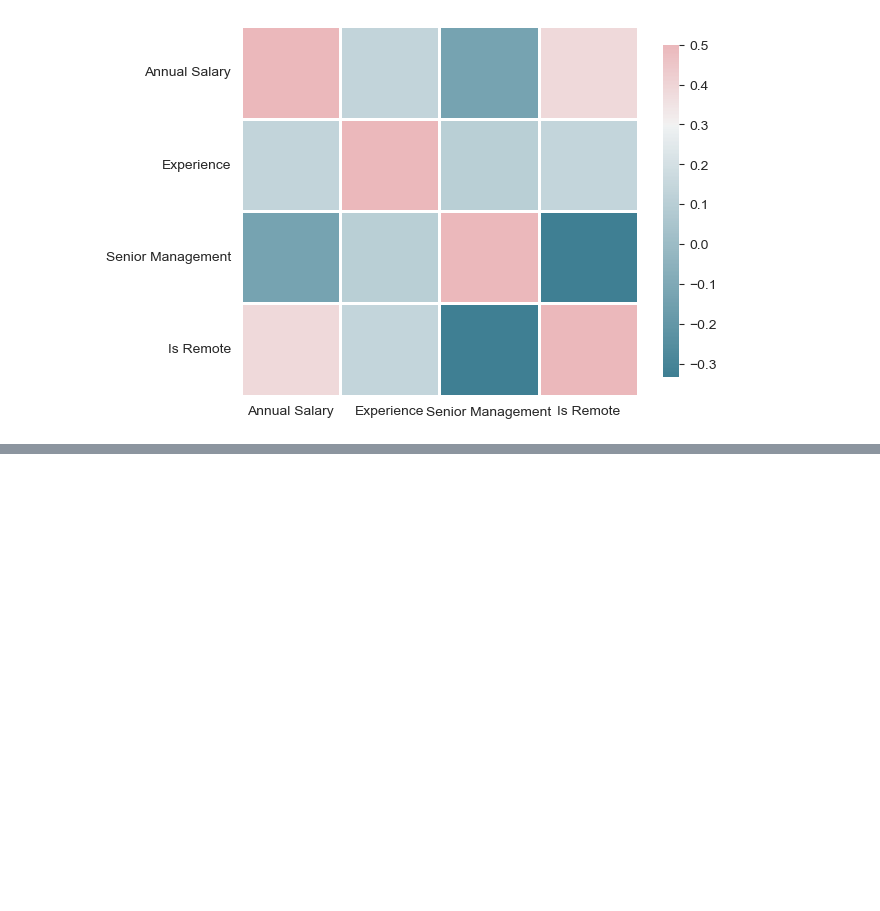
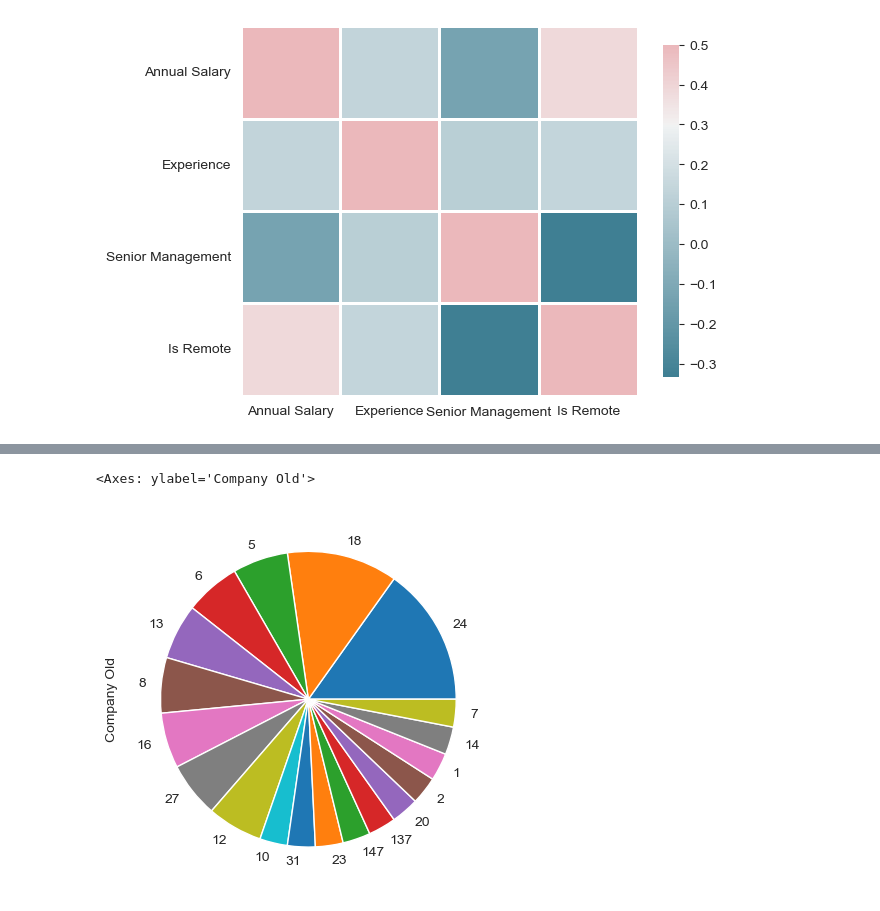
Before and after one commit to avichai504/Salary_Prediction_Project, a Jupyter notebook: graphing & intonation.ipynb, the cells around one changed output, grey strips where cells are left out. Cells and saved outputs as stored; diff of their text form; code cells hidden in the pictures; blank space fills up the shorter version.

```diff
--- a/graphing & intonation.ipynb
+++ b/graphing & intonation.ipynb
@@ -65,0 +95,5 @@ sns.heatmap(data, vmax=.5, center=0.3, cmap=cmap,square=False, linewidths=0.9, c
+# %%
+df['Company Old'].value_counts().plot(kind='pie')
+# %% [output]
+<Axes: ylabel='Company Old'>
+[figure, added]
```
Also changed, not shown: parts of 7 cells of this notebook, 7 other files.
